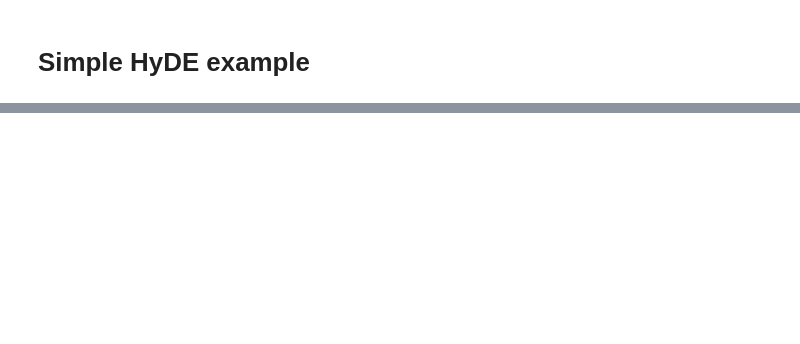
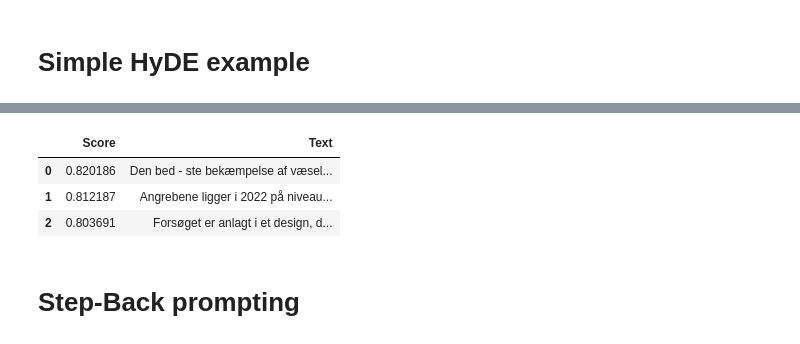
Before and after one commit to Jakob98-code/advanced-rag-examples, a Jupyter notebook: Simple-HyDE-example.ipynb, the cells around one changed output, grey strips where cells are left out. Cells and saved outputs as stored; diff of their text form; code cells hidden in the pictures; blank space fills up the shorter version.

```diff
--- a/Simple-HyDE-example.ipynb
+++ b/Simple-HyDE-example.ipynb
@@ -48,0 +178,26 @@ index.as_retriever()
+# %%
+documents = SimpleDirectoryReader('./data/docs').load_data()
+
+from llama_index.core import Settings
+
+Settings.llm = llm
+Settings.embed_model = embed_model
+
+# build VectorStoreIndex that takes care of chunking documents
+# and encoding chunks to embeddings for future retrieval
+# index = VectorStoreIndex.from_documents(documents=documents)#,
+                                        #api_key=os.environ['OPENAI_API_KEY'],
+                                        #base_url=os.environ['AZURE_API_BASE'],
+                                        #app_url=os.environ['AZURE_OPENAI_ENDPOINT'])
+index = VectorStoreIndex.from_documents(documents=documents, embed_model=embed_model, llm=llm, verbose=True)
+
+hyde = VerboseHyDEQueryTransform(include_original=True, verbose=True)
+
+hyde_query_engine = TransformQueryEngine(
+    query_engine=index.as_query_engine(llm=llm, verbose=True, streaming=True, similarity_top_k=5),
+    query_transform=hyde,
+)
+
+
+hyde_response = hyde_query_engine.query(query)
+display(Markdown(f"{hyde_response}"))
@@ -48,0 +336,7 @@ index.as_retriever()
+# %%
+new_nodes = get_retrieved_nodes(
+    "Hvordan bekæmper jeg væselhale",
+    vector_top_k=10,
+    reranker_top_n=3,
+    with_reranker=True
+)
@@ -48,0 +351,9 @@ index.as_retriever()
+# %%
+visualize_retrieved_nodes(new_nodes)
+# %% [output]
+|  | Score | Text |
+| 0 | 0.820186 | Den bed - ste bekæmpelse af væsel... |
+| 1 | 0.812187 | Angrebene ligger i 2022 på niveau... |
+| 2 | 0.803691 | Forsøget er anlagt i et design, d... |
+# %% [markdown]
+# Step-Back prompting
```
Also changed, not shown: parts of 48 cells of this notebook.
